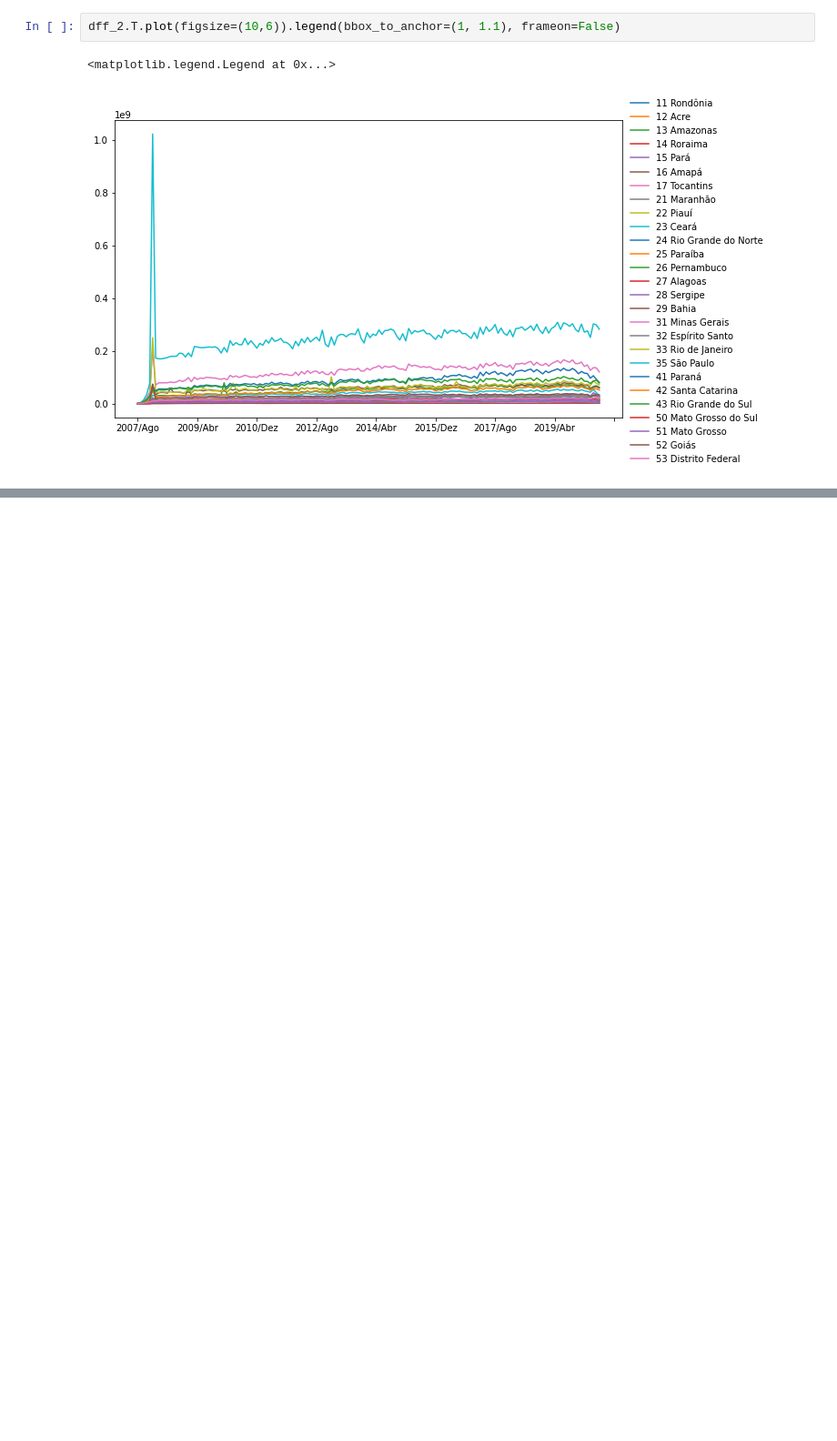
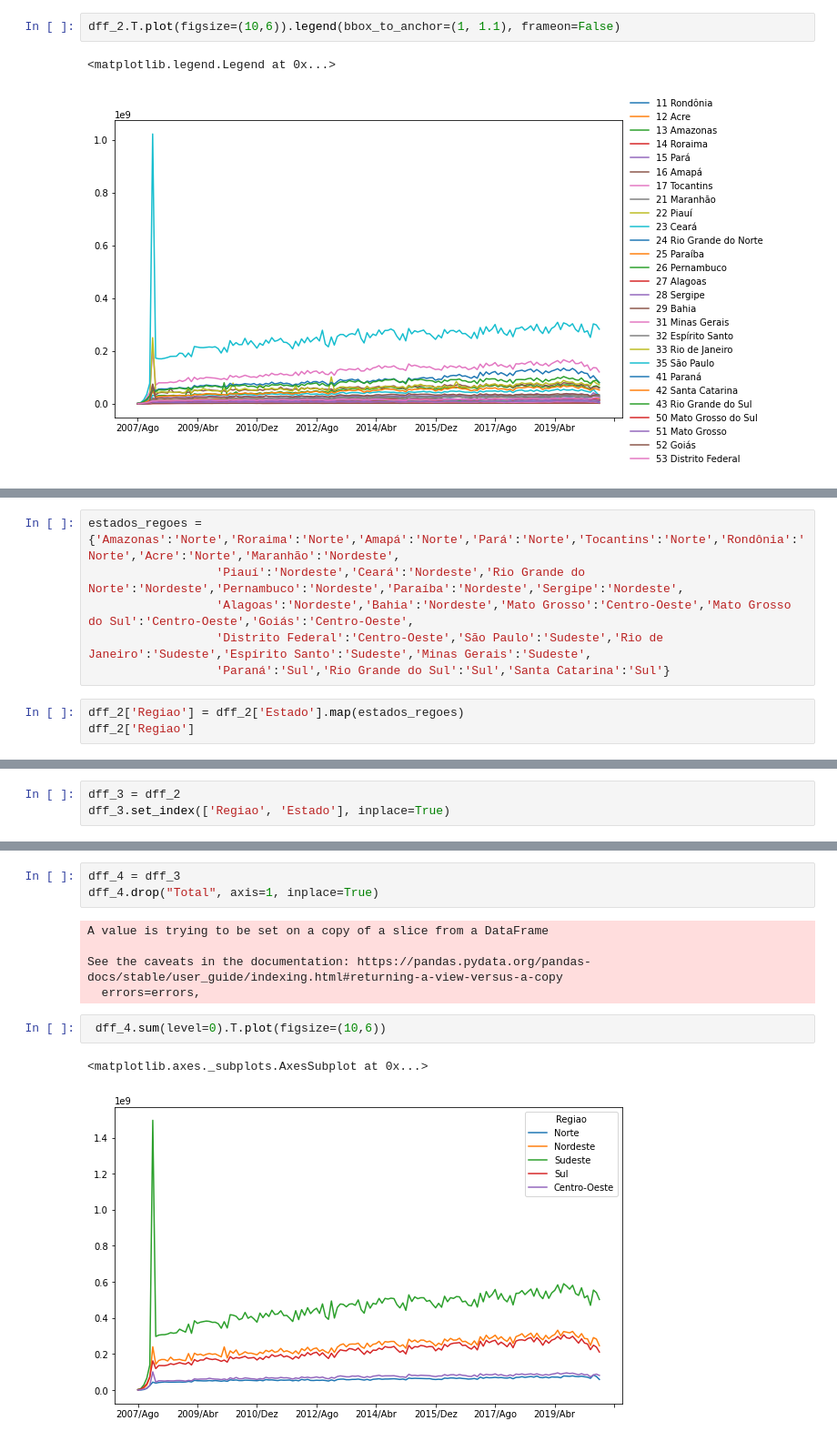
Before and after one commit to luan-prates/bootcamp-ds-aplicada-alura-2021, a Jupyter notebook: Analise_dos_dados_SIH_Datasus.ipynb, the cells around one changed output, grey strips where cells are left out. Shown: that part at 91% size. Saved outputs shown, nothing was run; the diff lists cells and outputs as text; blank space fills up the shorter version.

Commit message:
adicionando regiao

```diff
--- a/Analise_dos_dados_SIH_Datasus.ipynb
+++ b/Analise_dos_dados_SIH_Datasus.ipynb
@@ -219,0 +304,9 @@ dff_2.T.plot(figsize=(10,6)).legend(bbox_to_anchor=(1, 1.1), frameon=False)
+# %%
+estados_regoes = {'Amazonas':'Norte','Roraima':'Norte','Amapá':'Norte','Pará':'Norte','Tocantins':'Norte','Rondônia':'Norte','Acre':'Norte','Maranhão':'Nordeste',
+                  'Piauí':'Nordeste','Ceará':'Nordeste','Rio Grande do Norte':'Nordeste','Pernambuco':'Nordeste','Paraíba':'Nordeste','Sergipe':'Nordeste',
+                  'Alagoas':'Nordeste','Bahia':'Nordeste','Mato Grosso':'Centro-Oeste','Mato Grosso do Sul':'Centro-Oeste','Goiás':'Centro-Oeste',
+                  'Distrito Federal':'Centro-Oeste','São Paulo':'Sudeste','Rio de Janeiro':'Sudeste','Espírito Santo':'Sudeste','Minas Gerais':'Sudeste',
+                  'Paraná':'Sul','Rio Grande do Sul':'Sul','Santa Catarina':'Sul'}
+# %%
+dff_2['Regiao'] = dff_2['Estado'].map(estados_regoes)
+dff_2['Regiao']
@@ -219,0 +336,3 @@ dff_2.T.plot(figsize=(10,6)).legend(bbox_to_anchor=(1, 1.1), frameon=False)
+# %%
+dff_3 = dff_2
+dff_3.set_index(['Regiao', 'Estado'], inplace=True)
@@ -219,0 +365,13 @@ dff_2.T.plot(figsize=(10,6)).legend(bbox_to_anchor=(1, 1.1), frameon=False)
+# %%
+dff_4 = dff_3
+dff_4.drop("Total", axis=1, inplace=True)
+# %% [output]
+A value is trying to be set on a copy of a slice from a DataFrame
+
+See the caveats in the documentation: https://pandas.pydata.org/pandas-docs/stable/user_guide/indexing.html#returning-a-view-versus-a-copy
+  errors=errors,
+# %%
+ dff_4.sum(level=0).T.plot(figsize=(10,6))
+# %% [output]
+<matplotlib.axes._subplots.AxesSubplot at 0x...>
+[figure, added]
```
Also changed, not shown: parts of 16 cells of this notebook.
